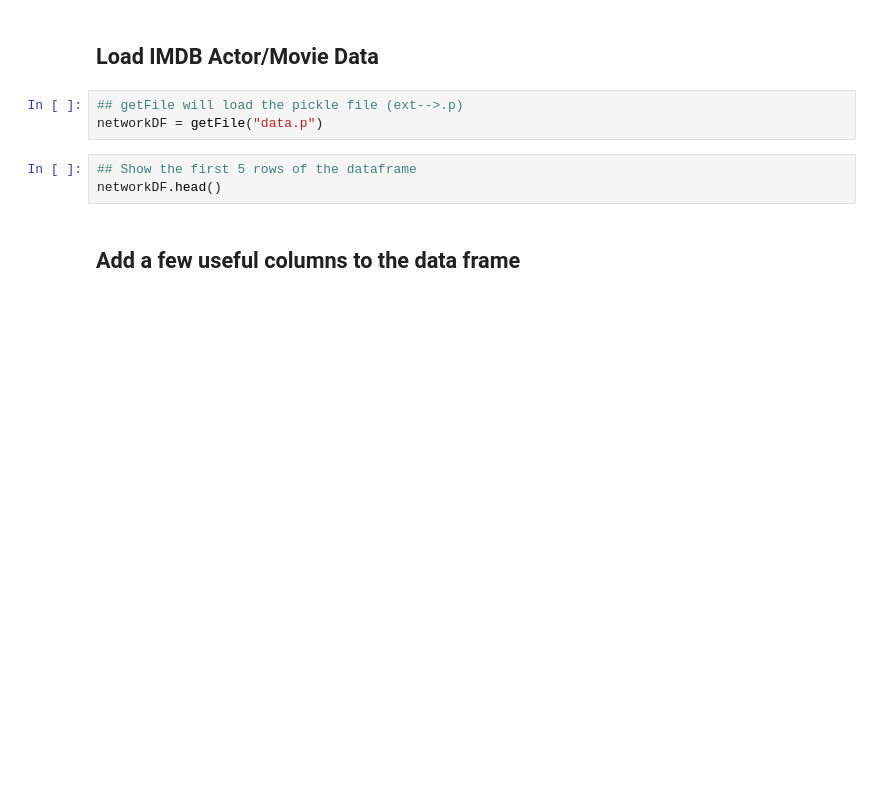
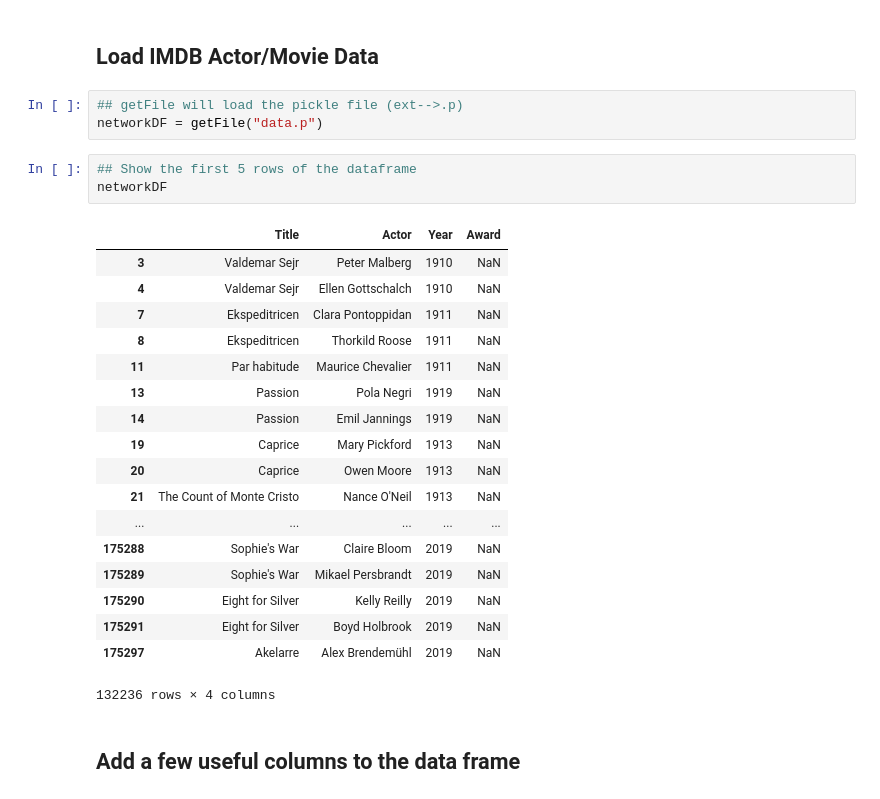
Before and after one commit to tgadf/network_lunch_and_learn, a Jupyter notebook: Network Notebook.ipynb, the cells around one changed output. Saved outputs shown, nothing was run; the diff lists cells and outputs as text; blank space fills up the shorter version.

```diff
--- a/Network Notebook.ipynb
+++ b/Network Notebook.ipynb
@@ -99,7 +106,26 @@ plt.savefig("types.pdf", dpi=150) ## Plot is saved as a PDF
 networkDF = getFile("data.p")
 # %%
 ## Show the first 5 rows of the dataframe
-networkDF.head()
+networkDF
+# %% [output]
+|  | Title | Actor | Year | Award |
+| 3 | Valdemar Sejr | Peter Malberg | 1910 | NaN |
+| 4 | Valdemar Sejr | Ellen Gottschalch | 1910 | NaN |
+| 7 | Ekspeditricen | Clara Pontoppidan | 1911 | NaN |
+| 8 | Ekspeditricen | Thorkild Roose | 1911 | NaN |
+| 11 | Par habitude | Maurice Chevalier | 1911 | NaN |
+| 13 | Passion | Pola Negri | 1919 | NaN |
+| 14 | Passion | Emil Jannings | 1919 | NaN |
+| 19 | Caprice | Mary Pickford | 1913 | NaN |
+| 20 | Caprice | Owen Moore | 1913 | NaN |
+| 21 | The Count of Monte Cristo | Nance O'Neil | 1913 | NaN |
+| ... | ... | ... | ... | ... |
+| 175288 | Sophie's War | Claire Bloom | 2019 | NaN |
+| 175289 | Sophie's War | Mikael Persbrandt | 2019 | NaN |
+| 175290 | Eight for Silver | Kelly Reilly | 2019 | NaN |
+| 175291 | Eight for Silver | Boyd Holbrook | 2019 | NaN |
+| 175297 | Akelarre | Alex Brendemühl | 2019 | NaN |
+132236 rows × 4 columns
 # %% [markdown]
 ## Add a few useful columns to the data frame
 # %%
```
Also changed, not shown: parts of 11 cells of this notebook, 1 other file.
